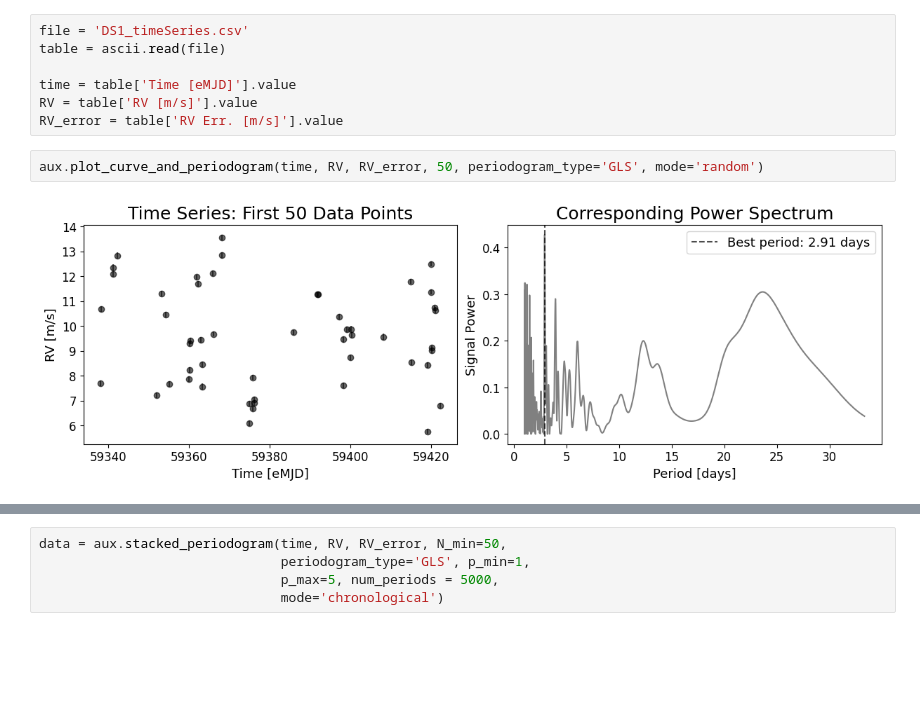
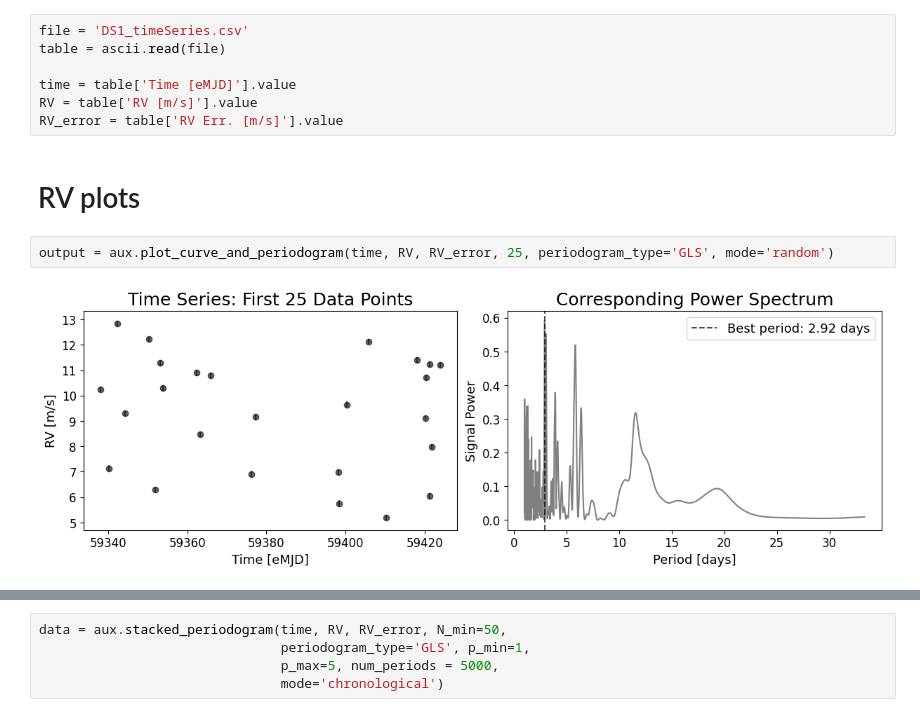
Before and after one commit to cleber-si/SBGLS-Implementation, a Jupyter notebook: Stacked_Periodogram.ipynb, the cells around one changed output, grey strips where cells are left out. Saved outputs shown, nothing was run; the diff lists cells and outputs as text; blank space fills up the shorter version.

```diff
--- a/Stacked_Periodogram.ipynb
+++ b/Stacked_Periodogram.ipynb
@@ -32,7 +34,9 @@ table = ascii.read(file)
 time = table['Time [eMJD]'].value
 RV = table['RV [m/s]'].value
 RV_error = table['RV Err. [m/s]'].value
+# %% [markdown]
+# RV plots
 # %%
-aux.plot_curve_and_periodogram(time, RV, RV_error, 50, periodogram_type='GLS', mode='random')
+output = aux.plot_curve_and_periodogram(time, RV, RV_error, 25, periodogram_type='GLS', mode='random')
 # %% [output]
-[figure, old version]
+[figure, new version]
```
Also changed, not shown: parts of 12 cells of this notebook, 1 other file.
